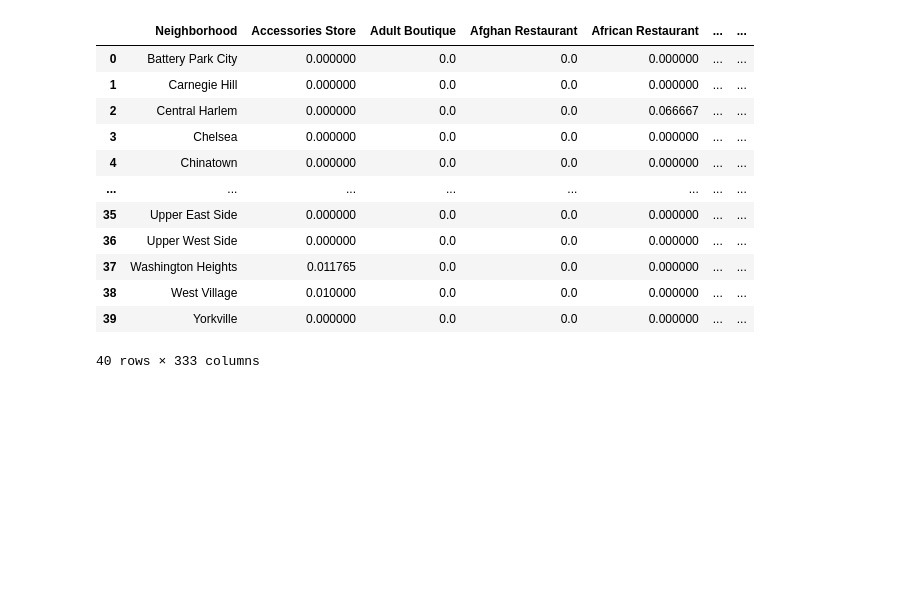
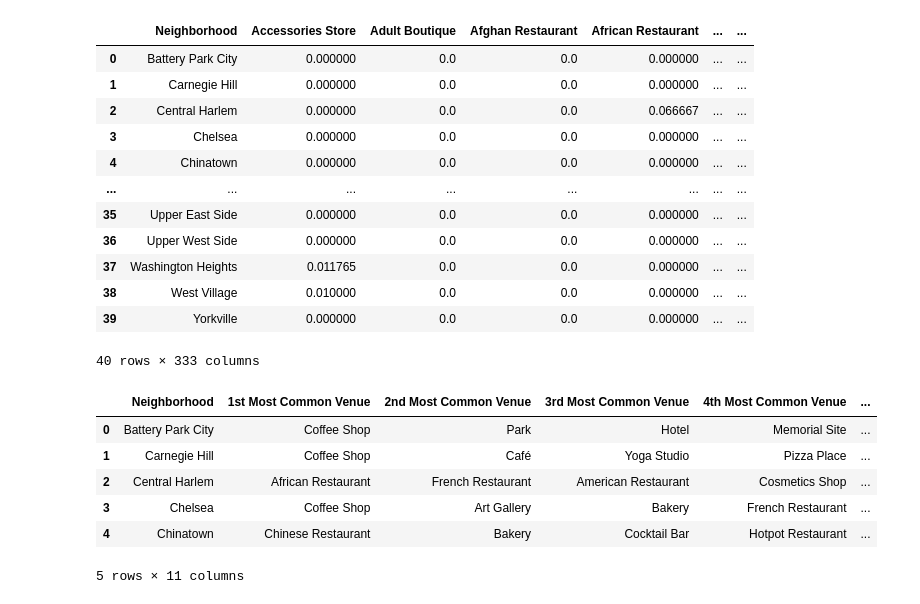
Before and after one commit to Piyal-Banik/Segmenting-and-Clustering-Neighborhoods-in-New-York-City, a Jupyter notebook: new_york_neighborhood.ipynb, the cells around one changed output. Saved outputs shown, nothing was run; the diff lists cells and outputs as text; code cells hidden in the pictures; blank space fills up the shorter version.

```diff
--- a/new_york_neighborhood.ipynb
+++ b/new_york_neighborhood.ipynb
@@ -324,3 +324,34 @@ def return_most_common_venues(row, num_top_venues):
     row_categories_sorted = row_categories.sort_values(ascending=False)
 
     return row_categories_sorted.index.values[0:num_top_venues]
+# %%
+# created a new dataframe with the top 10 venues for each neighborhood.
+
+num_top_venues = 10
+
+indicators = ['st', 'nd', 'rd']
+
+# create columns according to number of top venues
+columns = ['Neighborhood']
+for ind in np.arange(num_top_venues):
+    try:
+        columns.append('{}{} Most Common Venue'.format(ind+1, indicators[ind]))
+    except:
+        columns.append('{}th Most Common Venue'.format(ind+1))
+
+# create a new dataframe
+neighborhoods_venues_sorted = pd.DataFrame(columns=columns)
+neighborhoods_venues_sorted['Neighborhood'] = manhattan_grouped['Neighborhood']
+
+for ind in np.arange(manhattan_grouped.shape[0]):
+    neighborhoods_venues_sorted.iloc[ind, 1:] = return_most_common_venues(manhattan_grouped.iloc[ind, :], num_top_venues)
+
+neighborhoods_venues_sorted.head()
+# %% [output]
+|  | Neighborhood | 1st Most Common Venue | 2nd Most Common Venue | 3rd Most Common Venue | 4th Most Common Venue | ... |
+| 0 | Battery Park City | Coffee Shop | Park | Hotel | Memorial Site | ... |
+| 1 | Carnegie Hill | Coffee Shop | Café | Yoga Studio | Pizza Place | ... |
+| 2 | Central Harlem | African Restaurant | French Restaurant | American Restaurant | Cosmetics Shop | ... |
+| 3 | Chelsea | Coffee Shop | Art Gallery | Bakery | French Restaurant | ... |
+| 4 | Chinatown | Chinese Restaurant | Bakery | Cocktail Bar | Hotpot Restaurant | ... |
+5 rows × 11 columns
```
Also changed, not shown: parts of 6 cells of this notebook.
